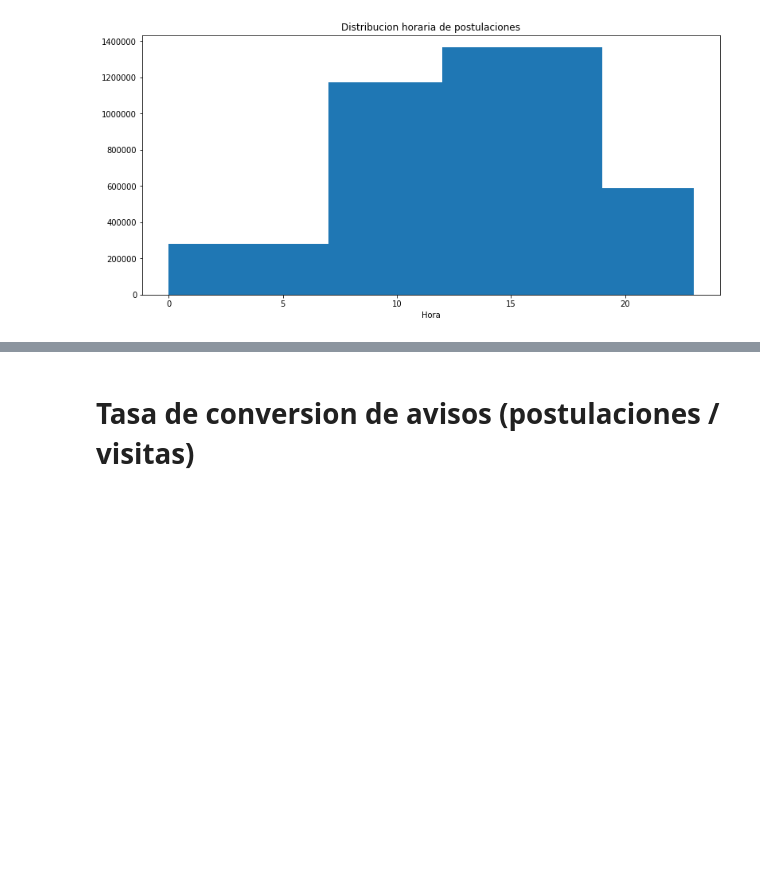
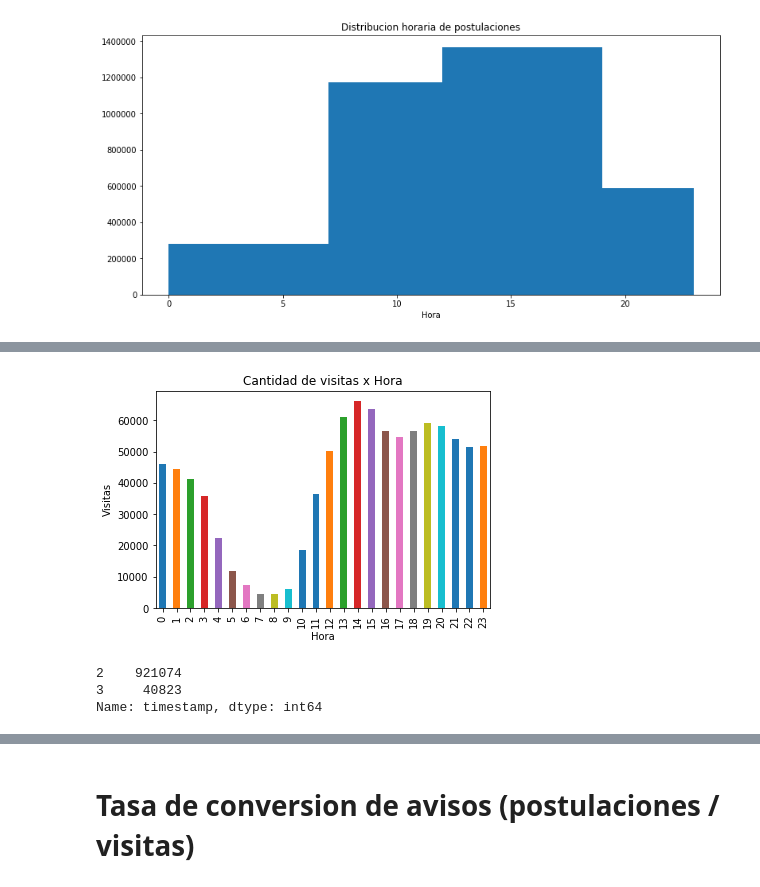
Before and after one commit to BrigliaAn/TP1-AnalisisExploratorio-ZonaJobs, a Jupyter notebook: Tp1-completo.ipynb, the cells around one changed output, grey strips where cells are left out. Saved outputs shown, nothing was run; the diff lists cells and outputs as text; code cells hidden in the pictures; blank space fills up the shorter version.

```diff
--- a/Tp1-completo.ipynb
+++ b/Tp1-completo.ipynb
@@ -934,0 +978,19 @@ plt.show()
+# %%
+#lo mismo que el anterior pero por cada hora
+fig=plt.figure()
+ax = fig.add_subplot(111)
+
+plt.title('Cantidad de visitas x Hora')
+ax.set_xlabel('Hora')
+ax.set_ylabel('Visitas')
+visitas['timestamp'].dt.hour.value_counts().sort_index().plot(kind='bar')
+
+plt.show()
+# %% [output]
+[figure, added]
+# %%
+visitas['timestamp'].dt.month.value_counts()
+# %% [output]
+2    921074
+3     40823
+Name: timestamp, dtype: int64
```
Also changed, not shown: parts of 9 cells of this notebook.
